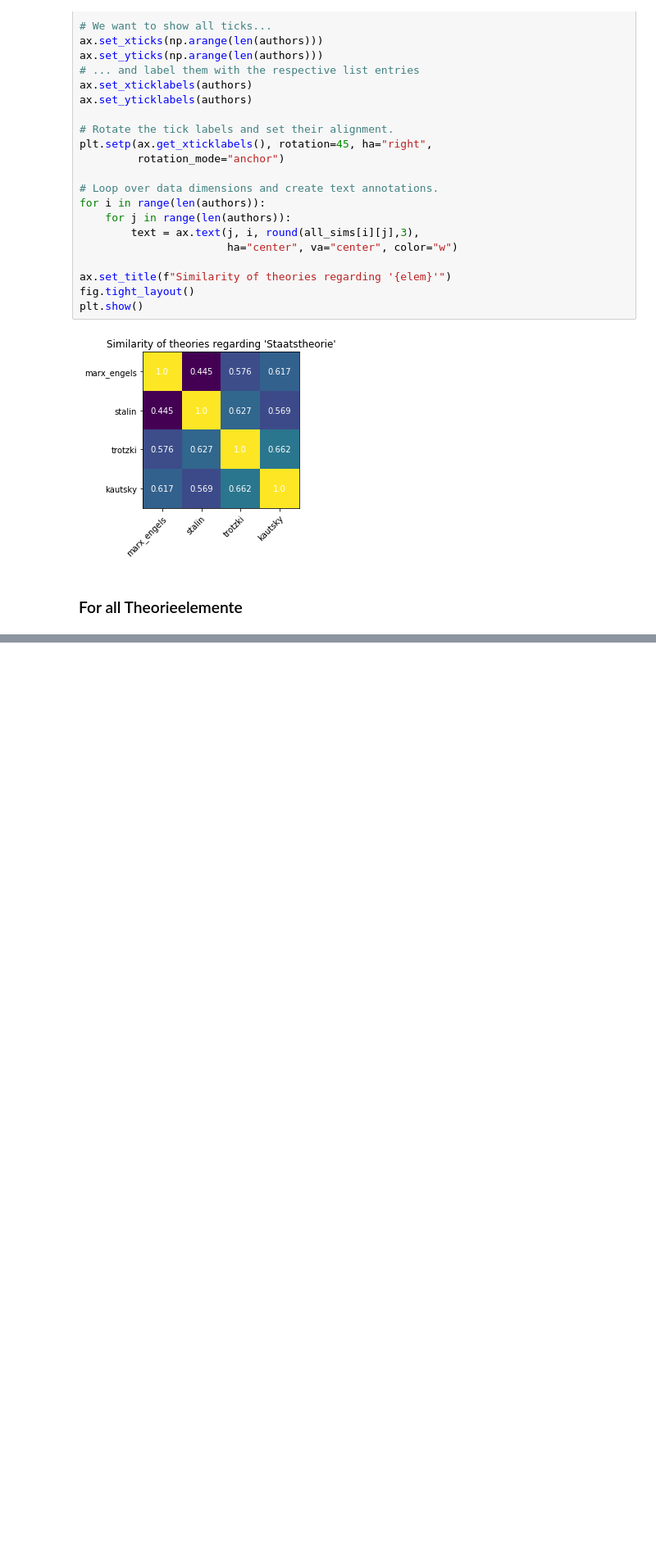
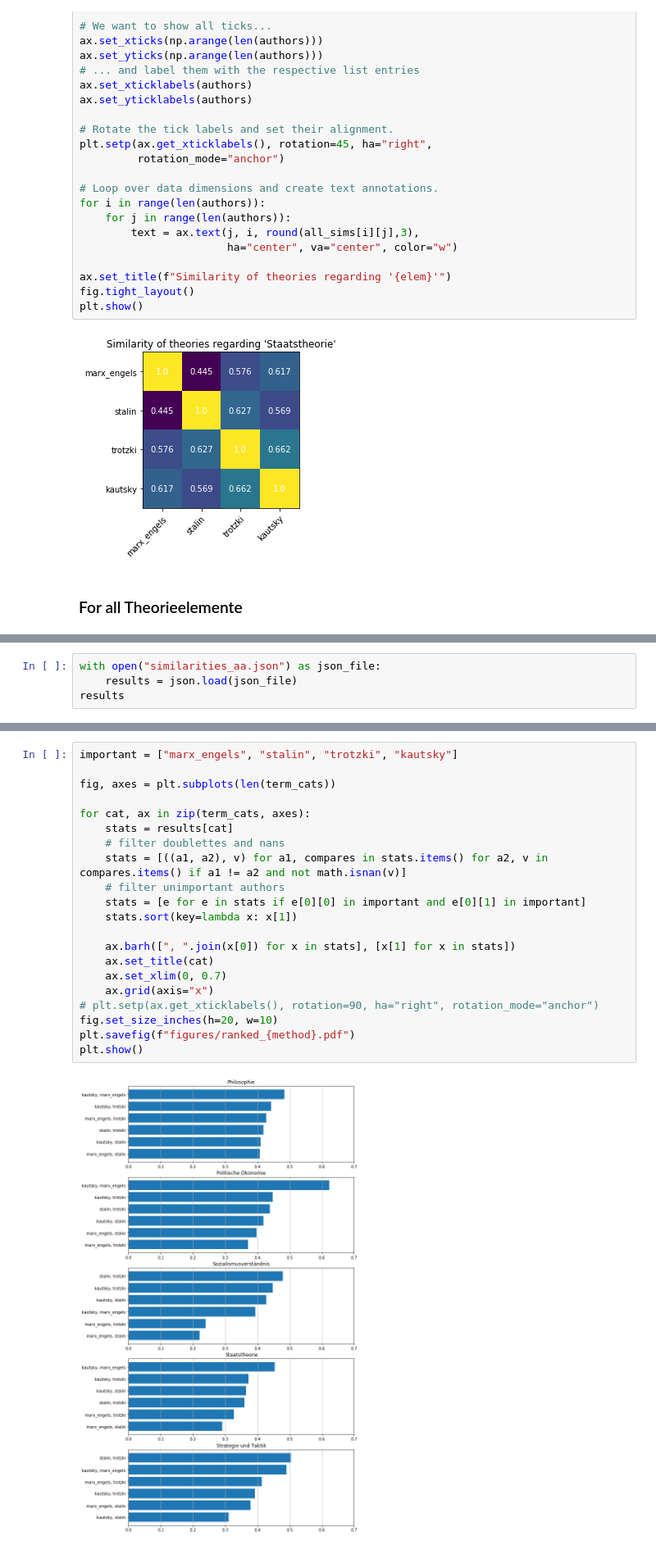
Before and after one commit to heinp/germarxcor, a Jupyter notebook: code/theory_embeddings.ipynb, the cells around one changed output, grey strips where cells are left out. Shown: that part at 82% size. Saved outputs shown, nothing was run; the diff lists cells and outputs as text; blank space fills up the shorter version.

```diff
--- a/code/theory_embeddings.ipynb
+++ b/code/theory_embeddings.ipynb
@@ -248,0 +309,4 @@ WARNING! 'bündnis_n' not in vocabulary of bernstein!
+# %%
+with open("similarities_aa.json") as json_file:
+    results = json.load(json_file)
+results
@@ -248,0 +331,23 @@ WARNING! 'bündnis_n' not in vocabulary of bernstein!
+# %%
+important = ["marx_engels", "stalin", "trotzki", "kautsky"]
+
+fig, axes = plt.subplots(len(term_cats))
+
+for cat, ax in zip(term_cats, axes):
+    stats = results[cat]
+    # filter doublettes and nans
+    stats = [((a1, a2), v) for a1, compares in stats.items() for a2, v in compares.items() if a1 != a2 and not math.isnan(v)]
+    # filter unimportant authors
+    stats = [e for e in stats if e[0][0] in important and e[0][1] in important]
+    stats.sort(key=lambda x: x[1])
+
+    ax.barh([", ".join(x[0]) for x in stats], [x[1] for x in stats])
+    ax.set_title(cat)
+    ax.set_xlim(0, 0.7)
+    ax.grid(axis="x")
+# plt.setp(ax.get_xticklabels(), rotation=90, ha="right", rotation_mode="anchor")
+fig.set_size_inches(h=20, w=10)
+plt.savefig(f"figures/ranked_{method}.pdf")
+plt.show()
+# %% [output]
+[figure, added]
```
Also changed, not shown: parts of 42 cells of this notebook.
